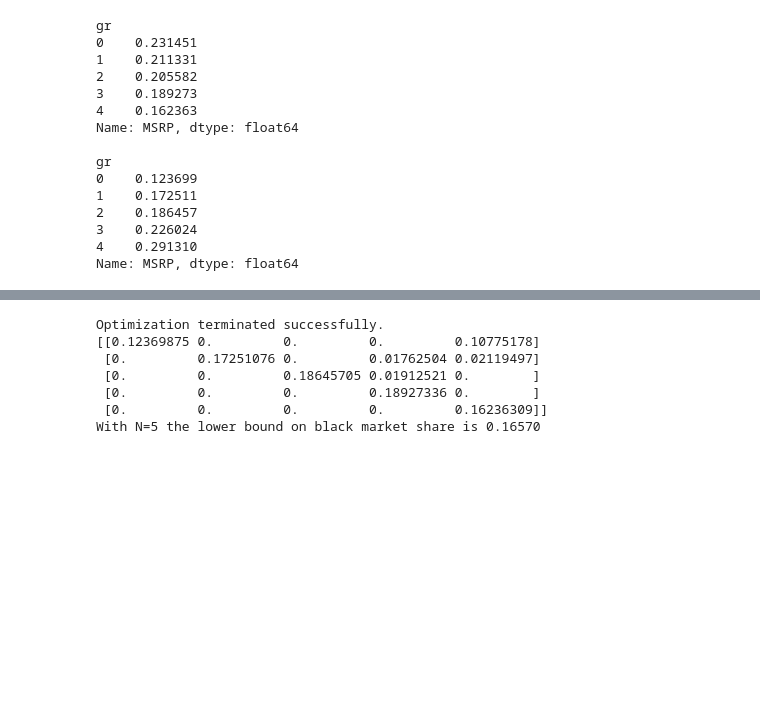
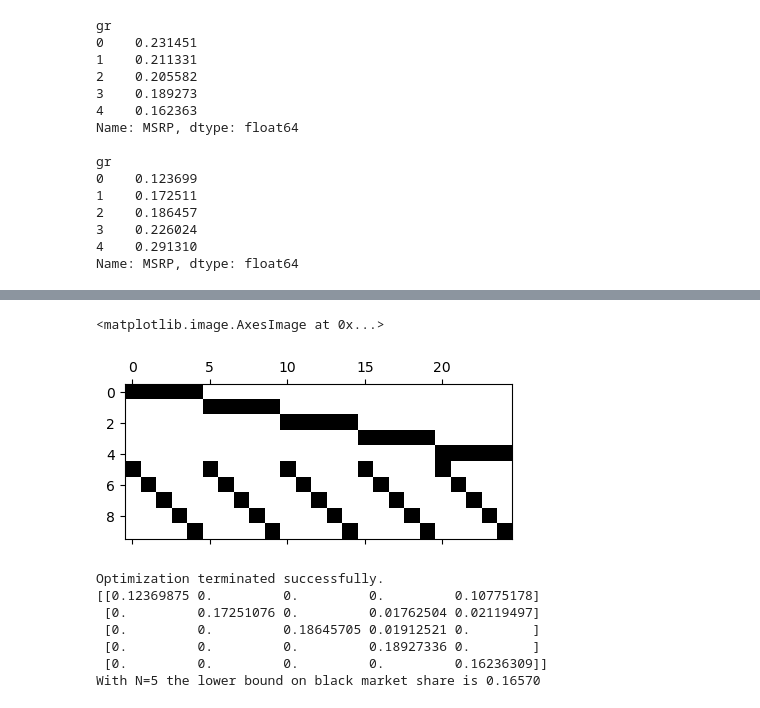
Before and after one commit to davidjiyangcai/CompEcon, a Jupyter notebook: 19_black_market.ipynb, the cells around one changed output, grey strips where cells are left out. Drawn from its saved outputs; the diff is of its cells as text; code cells hidden in the pictures; blank space fills up the shorter version.

```diff
--- a/19_black_market.ipynb
+++ b/19_black_market.ipynb
@@ -246,3 +262,8 @@ b = np.concatenate((origins,destinations))
+# %%
+plt.spy(A)
+# %% [output]
+<matplotlib.image.AxesImage at 0x...>
+[figure, added]
 # %%
 # Solve the transportation problem
 from scipy.optimize import linprog
```
Also changed, not shown: parts of 4 cells of this notebook, 4 other files.
